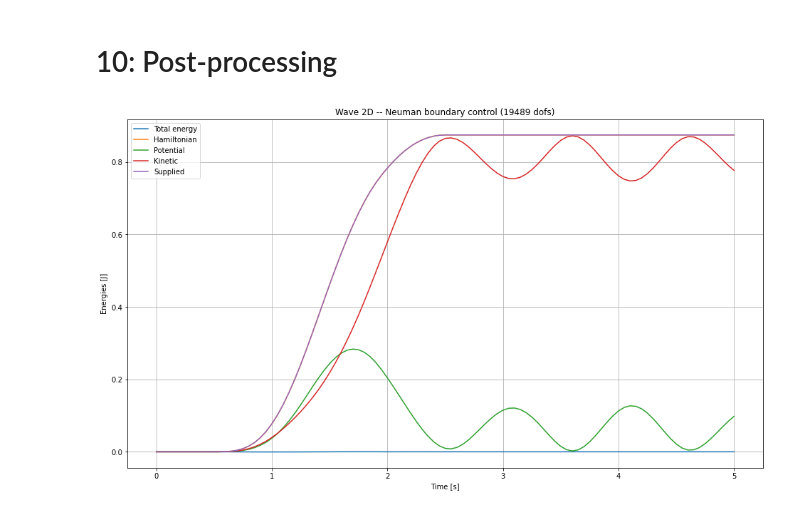
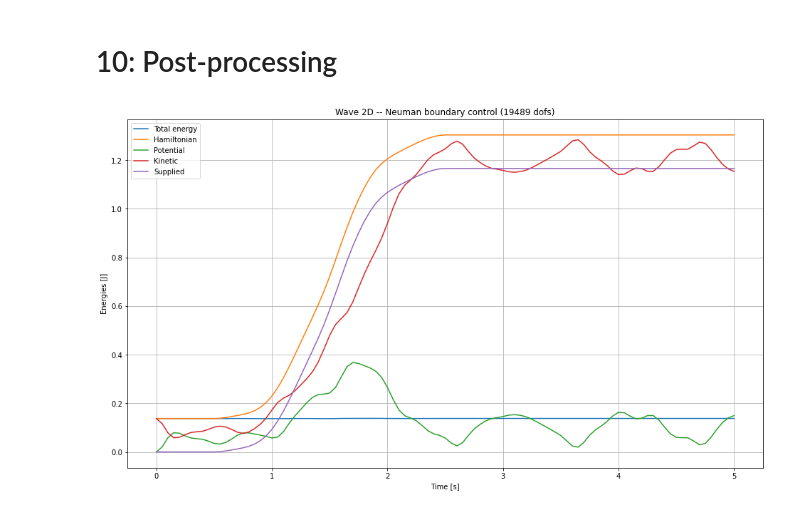
Before and after one commit to g-haine/scrimp, a Jupyter notebook: notebooks/2D/wave/wave.ipynb, the cells around one changed output. Cells and saved outputs as stored; diff of their text form; code cells hidden in the pictures.

```diff
--- a/notebooks/2D/wave/wave.ipynb
+++ b/notebooks/2D/wave/wave.ipynb
@@ -519,43 +519,49 @@ def Plot_Hamiltonian(t,z,u,Tinv,rho,fun_trial,fun_test,dx,ds):
 
     # For the potential energy
     Hamq = np.zeros((Nt,))
+    e_q = mpfe.BlockFunction(W,mpfe.la.BlockPETScVector(z[0]))[0]
+    Hamq[0] = 0.5*fe.assemble(fe.dot(e_q,fe.dot(Tinv, e_q))*dx)
 
     # For the kinetic energy
     Hamp = np.zeros((Nt,))
+    e_p = mpfe.BlockFunction(W,mpfe.la.BlockPETScVector(z[0]))[1]
+    Hamp[0] = 0.5*fe.assemble(e_p*rho*e_p*dx)
 
     # For the total mechanical energy (the Hamiltonian)
     Ham = np.zeros((Nt,))
+    Ham[0] = Hamq[0] + Hamp[0]
 
     # For supplied energy
     Supplied = np.zeros((Nt,))
 
     for k in range(1,Nt):
         # Extract solutions
         e_q = mpfe.BlockFunction(W,mpfe.la.BlockPETScVector(z[k]))[0]
-        e_p_old = mpfe.BlockFunction(W,mpfe.la.BlockPETScVector(z[k-1]))[1]
         e_p = mpfe.BlockFunction(W,mpfe.la.BlockPETScVector(z[k]))[1]
+        y_b_old = mpfe.BlockFunction(W,mpfe.la.BlockPETScVector(z[k-1]))[3]
+        y_b = mpfe.BlockFunction(W,mpfe.la.BlockPETScVector(z[k]))[3]
         # Compute energies
         Hamq[k] = 0.5*fe.assemble(fe.dot(e_q,fe.dot(Tinv, e_q))*dx)
         Hamp[k] = 0.5*fe.assemble(e_p*rho*e_p*dx)
         Ham[k] = Hamq[k] + Hamp[k]
         u.t = t[k-1]
-        Supplied[k] = Supplied[k-1] + 0.5 * (t[k] - t[k-1]) * fe.assemble(e_p_old*u*ds)
+        Supplied[k] = Supplied[k-1] + 0.5 * (t[k] - t[k-1]) * fe.assemble(y_b_old*u*ds)
         u.t = t[k]
-        Supplied[k] = Supplied[k] + 0.5 * (t[k] - t[k-1]) * fe.assemble(e_p*u*ds)
+        Supplied[k] = Supplied[k] + 0.5 * (t[k] - t[k-1]) * fe.assemble(y_b*u*ds)
 
     fig = plt.figure(figsize=(16,9))
-    plt.plot(t,Ham-Supplied,t,Ham,t,Hamq,t,Hamp,t,Supplied)
+    plt.plot(t,Ham+Supplied,t,Ham,t,Hamq,t,Hamp,t,-Supplied)
     plt.title("Wave 2D -- Neuman boundary control ("
               +str(W.tabulate_dof_coordinates().shape[0])+" dofs)")
     plt.xlabel("Time [s]")
     plt.ylabel("Energies [J]")
     plt.grid(axis="both")
     plt.legend(["Total energy","Hamiltonian","Potential","Kinetic","Supplied"])
     plt.show()
 
 Plot_Hamiltonian(t_sol,z_sol,u,Tinv,rho,fun_trial,fun_test,dmesh.dx,dmesh.ds)
 # %% [output]
-[figure, old version]
+[figure, new version]
 # %%
 # Plot some instants (in % of final time)
 instants = (0.,0.25,0.5,0.75,1.)
```
Also changed, not shown: parts of 4 cells of this notebook.
